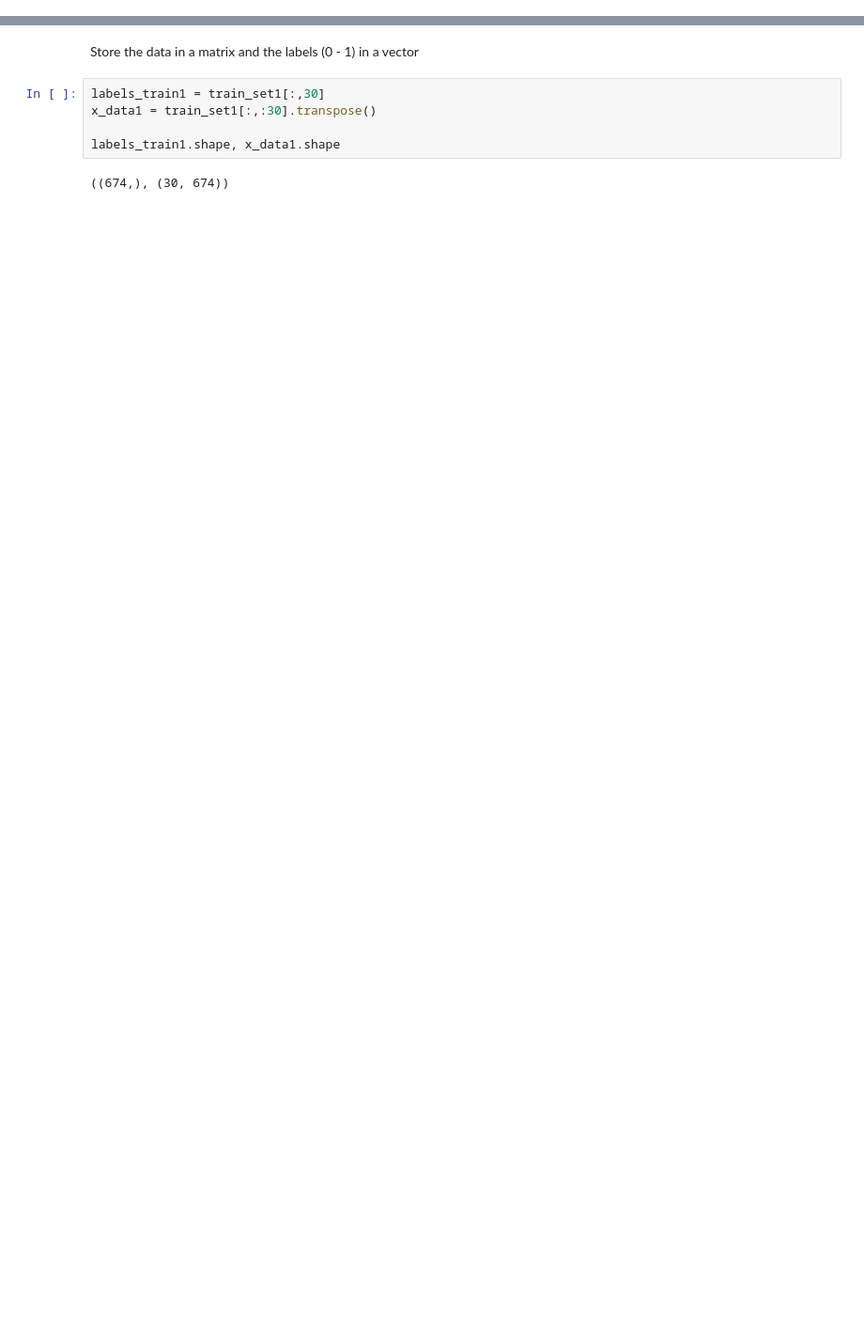
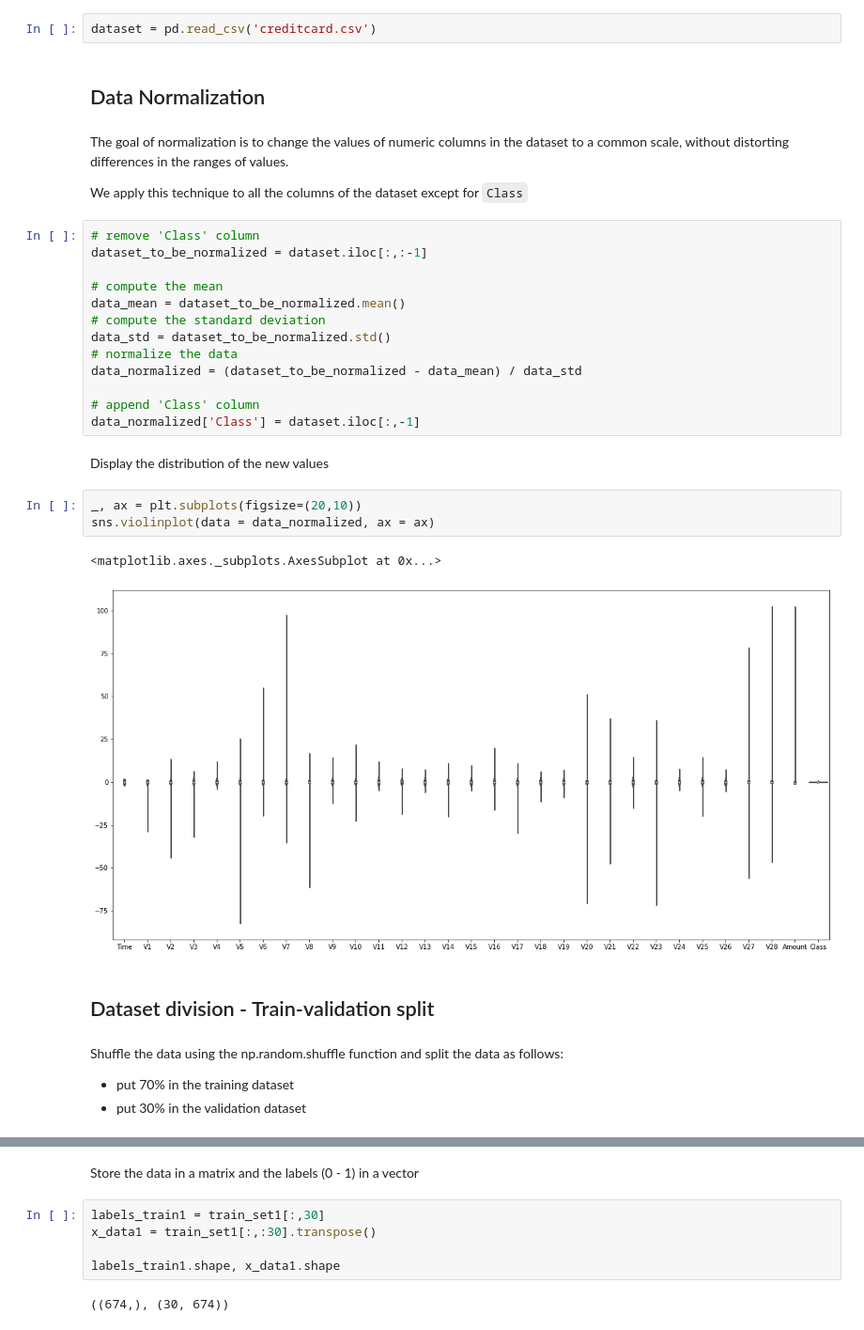
Before and after one commit to MargheritaMusumeci/Credit-card-fraud-detection, a Jupyter notebook: algorithms/ANN.ipynb, the cells around one changed output, grey strips where cells are left out. Shown at 94% size. Cells and saved outputs as stored; diff of their text form; blank space fills up the shorter version.

```diff
--- a/algorithms/ANN.ipynb
+++ b/algorithms/ANN.ipynb
@@ -83,0 +5,36 @@ train_set1.shape, train_set2.shape, train_set3.shape
+# %%
+dataset = pd.read_csv('creditcard.csv')
+# %% [markdown]
+## Data Normalization
+# %% [markdown]
+The goal of normalization is to change the values of numeric columns in the dataset to a common scale, without distorting differences in the ranges of values.
+
+We apply this technique to all the columns of the dataset except for `Class`
+# %%
+# remove 'Class' column
+dataset_to_be_normalized = dataset.iloc[:,:-1]
+
+# compute the mean
+data_mean = dataset_to_be_normalized.mean()
+# compute the standard deviation
+data_std = dataset_to_be_normalized.std()
+# normalize the data
+data_normalized = (dataset_to_be_normalized - data_mean) / data_std
+
+# append 'Class' column
+data_normalized['Class'] = dataset.iloc[:,-1]
+# %% [markdown]
+Display the distribution of the new values
+# %%
+_, ax = plt.subplots(figsize=(20,10))
+sns.violinplot(data = data_normalized, ax = ax)
+# %% [output]
+<matplotlib.axes._subplots.AxesSubplot at 0x...>
+[figure, added]
+# %% [markdown]
+## Dataset division - Train-validation split
+# %% [markdown]
+Shuffle the data using the np.random.shuffle function and split the data as follows:
+
+- put 70% in the training dataset
+- put 30% in the validation dataset
```
Also changed, not shown: parts of 67 cells of this notebook, 3 other files.
